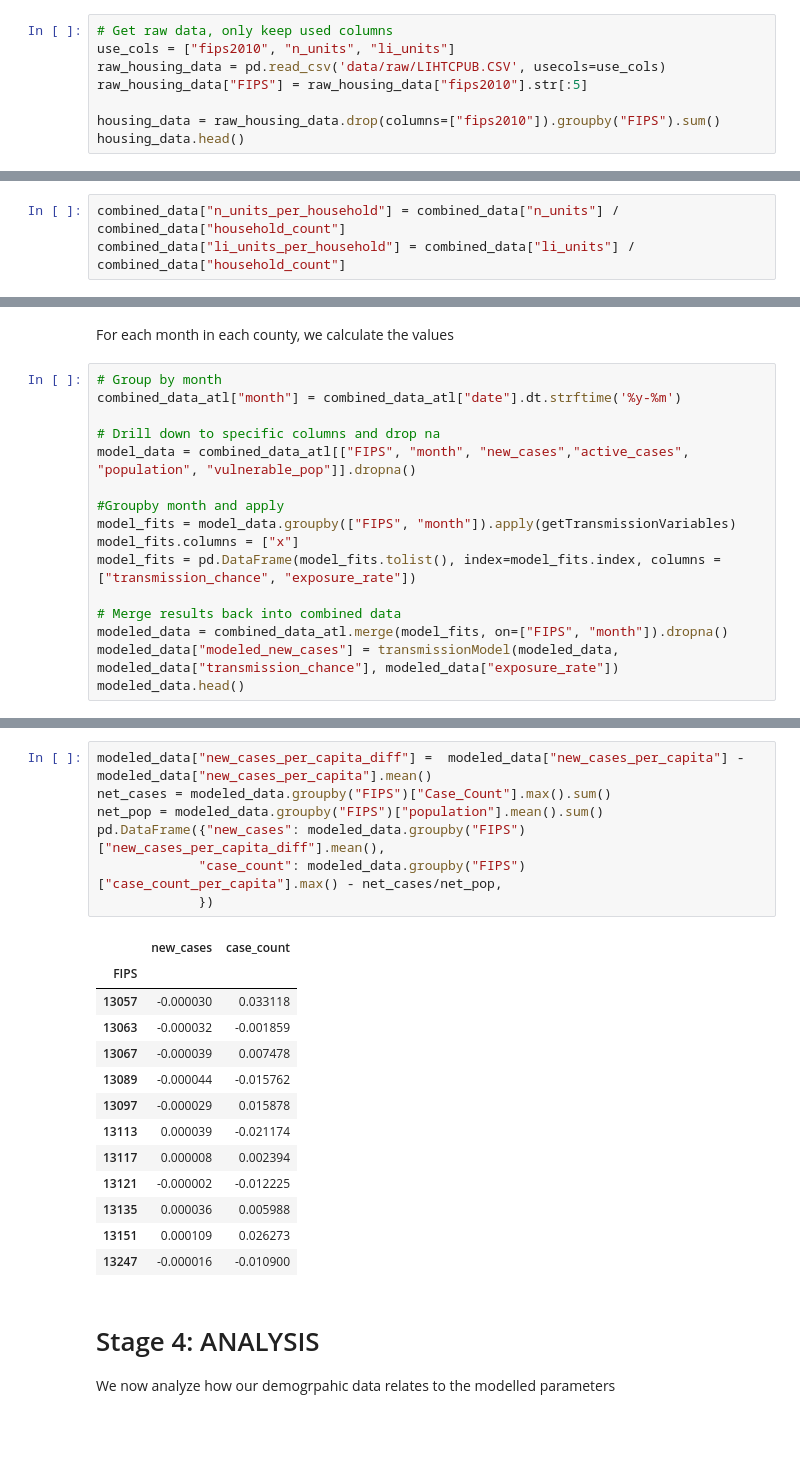
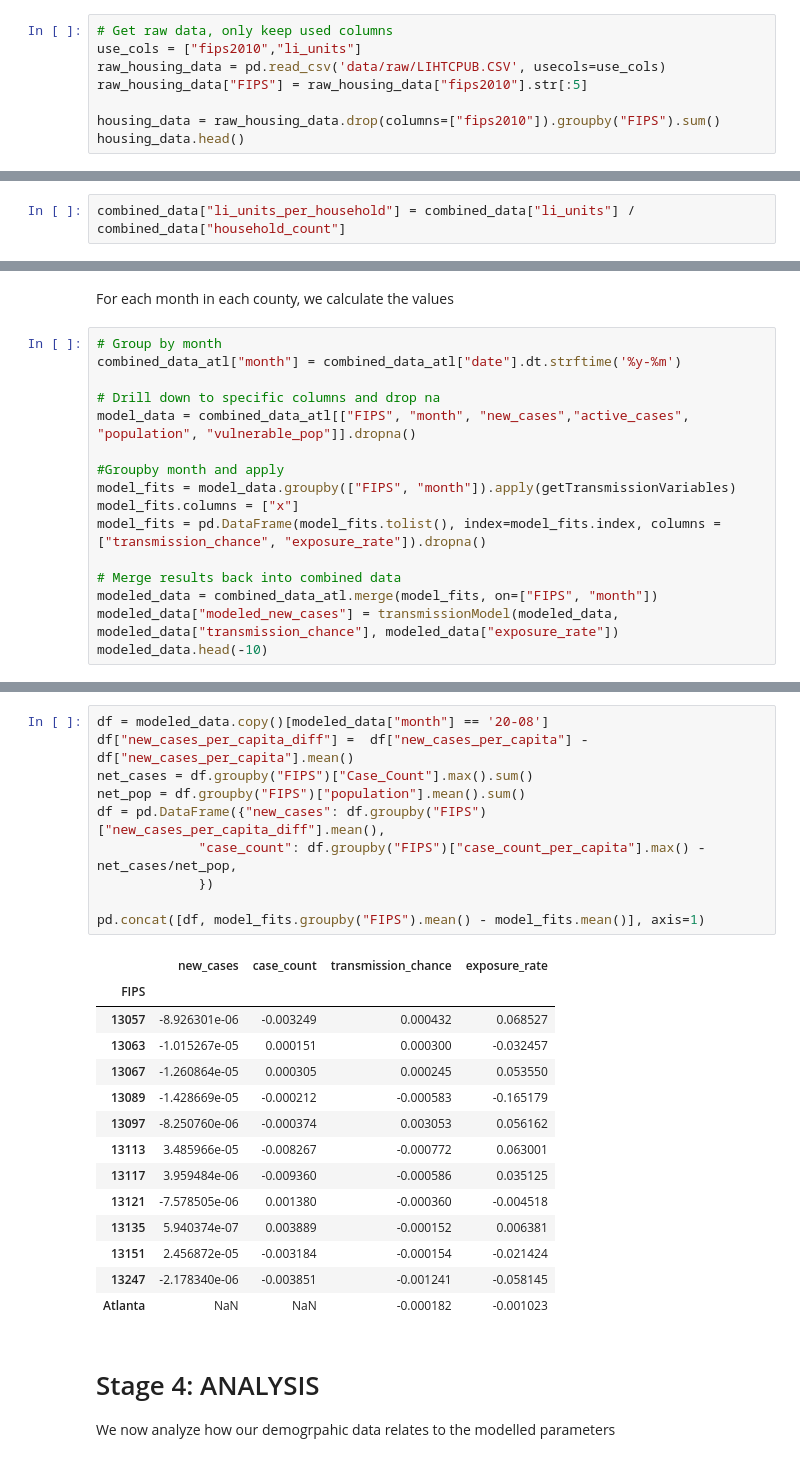
Before and after one commit to CaseCal/housing-covid-transmission, a Jupyter notebook: analysis.ipynb, the cells around one changed output, grey strips where cells are left out. Cells and saved outputs as stored; diff of their text form; blank space fills up the shorter version.

```diff
--- a/analysis.ipynb
+++ b/analysis.ipynb
@@ -55,7 +55,7 @@ compliance_data.head()
 ## Housing Data
 # %%
 # Get raw data, only keep used columns
-use_cols = ["fips2010", "n_units", "li_units"]
+use_cols = ["fips2010","li_units"]
 raw_housing_data = pd.read_csv('data/raw/LIHTCPUB.CSV', usecols=use_cols)
 raw_housing_data["FIPS"] = raw_housing_data["fips2010"].str[:5]
 
@@ -116,7 +116,6 @@ combined_data.head()
 # %% [markdown]
 Normalize housing data on household count
 # %%
-combined_data["n_units_per_household"] = combined_data["n_units"] / combined_data["household_count"]
 combined_data["li_units_per_household"] = combined_data["li_units"] / combined_data["household_count"]
 # %% [markdown]
 Add extra calculations per fip
@@ -268,10 +281,10 @@ model_data = combined_data_atl[["FIPS", "month", "new_cases","active_cases", "po
 #Groupby month and apply
 model_fits = model_data.groupby(["FIPS", "month"]).apply(getTransmissionVariables)
 model_fits.columns = ["x"]
-model_fits = pd.DataFrame(model_fits.tolist(), index=model_fits.index, columns = ["transmission_chance", "exposure_rate"])
+model_fits = pd.DataFrame(model_fits.tolist(), index=model_fits.index, columns = ["transmission_chance", "exposure_rate"]).dropna()
 
 # Merge results back into combined data
-modeled_data = combined_data_atl.merge(model_fits, on=["FIPS", "month"]).dropna()
+modeled_data = combined_data_atl.merge(model_fits, on=["FIPS", "month"])
 modeled_data["modeled_new_cases"] = transmissionModel(modeled_data, modeled_data["transmission_chance"], modeled_data["exposure_rate"])
-modeled_data.head()
+modeled_data.head(-10)
 # %% [output]
@@ -381,24 +424,28 @@ model_fits.groupby("FIPS").mean() - model_fits.mean()
 # %%
-modeled_data["new_cases_per_capita_diff"] =  modeled_data["new_cases_per_capita"] - modeled_data["new_cases_per_capita"].mean()
-net_cases = modeled_data.groupby("FIPS")["Case_Count"].max().sum()
-net_pop = modeled_data.groupby("FIPS")["population"].mean().sum()
-pd.DataFrame({"new_cases": modeled_data.groupby("FIPS")["new_cases_per_capita_diff"].mean(),
-             "case_count": modeled_data.groupby("FIPS")["case_count_per_capita"].max() - net_cases/net_pop,
+df = modeled_data.copy()[modeled_data["month"] == '20-08']
+df["new_cases_per_capita_diff"] =  df["new_cases_per_capita"] - df["new_cases_per_capita"].mean()
+net_cases = df.groupby("FIPS")["Case_Count"].max().sum()
+net_pop = df.groupby("FIPS")["population"].mean().sum()
+df = pd.DataFrame({"new_cases": df.groupby("FIPS")["new_cases_per_capita_diff"].mean(),
+             "case_count": df.groupby("FIPS")["case_count_per_capita"].max() - net_cases/net_pop,
              })
+
+pd.concat([df, model_fits.groupby("FIPS").mean() - model_fits.mean()], axis=1)
 # %% [output]
-|  | new_cases | case_count |
-| FIPS |  |  |
-| 13057 | -0.000030 | 0.033118 |
-| 13063 | -0.000032 | -0.001859 |
-| 13067 | -0.000039 | 0.007478 |
-| 13089 | -0.000044 | -0.015762 |
-| 13097 | -0.000029 | 0.015878 |
-| 13113 | 0.000039 | -0.021174 |
-| 13117 | 0.000008 | 0.002394 |
-| 13121 | -0.000002 | -0.012225 |
-| 13135 | 0.000036 | 0.005988 |
-| 13151 | 0.000109 | 0.026273 |
-| 13247 | -0.000016 | -0.010900 |
+|  | new_cases | case_count | transmission_chance | exposure_rate |
+| FIPS |  |  |  |  |
+| 13057 | -8.926301e-06 | -0.003249 | 0.000432 | 0.068527 |
+| 13063 | -1.015267e-05 | 0.000151 | 0.000300 | -0.032457 |
+| 13067 | -1.260864e-05 | 0.000305 | 0.000245 | 0.053550 |
+| 13089 | -1.428669e-05 | -0.000212 | -0.000583 | -0.165179 |
+| 13097 | -8.250760e-06 | -0.000374 | 0.003053 | 0.056162 |
+| 13113 | 3.485966e-05 | -0.008267 | -0.000772 | 0.063001 |
+| 13117 | 3.959484e-06 | -0.009360 | -0.000586 | 0.035125 |
+| 13121 | -7.578505e-06 | 0.001380 | -0.000360 | -0.004518 |
+| 13135 | 5.940374e-07 | 0.003889 | -0.000152 | 0.006381 |
+| 13151 | 2.456872e-05 | -0.003184 | -0.000154 | -0.021424 |
+| 13247 | -2.178340e-06 | -0.003851 | -0.001241 | -0.058145 |
+| Atlanta | NaN | NaN | -0.000182 | -0.001023 |
 # %% [markdown]
 # Stage 4: ANALYSIS
 
```
Also changed, not shown: parts of 26 cells of this notebook, 3 other files.
